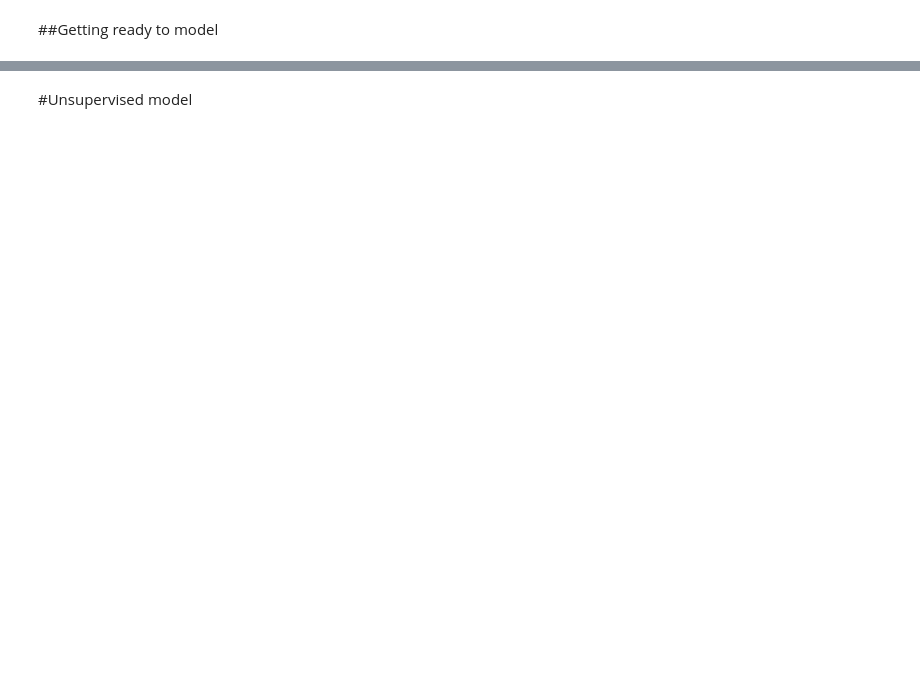
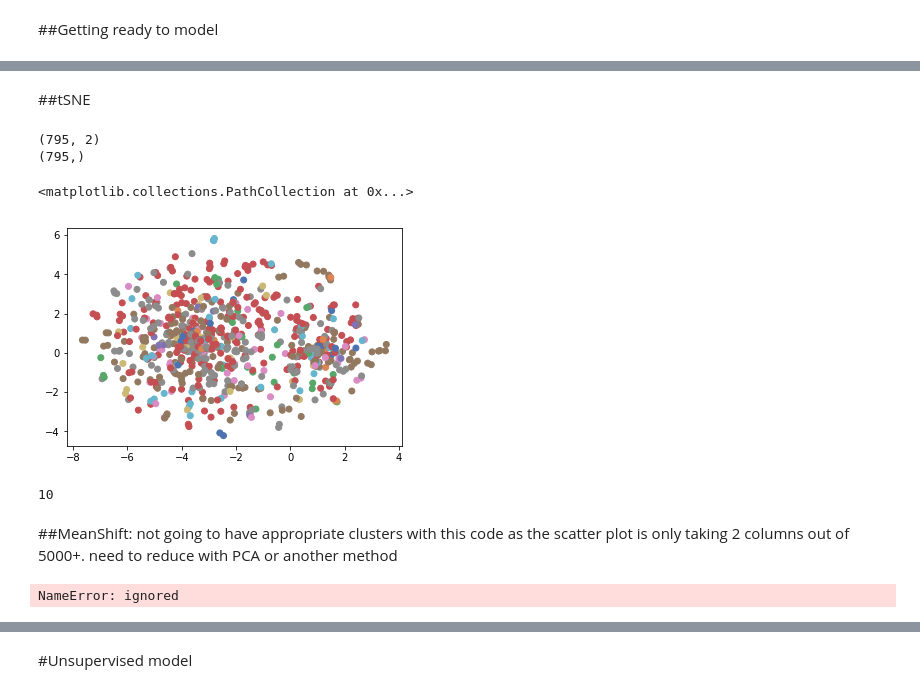
Before and after one commit to harr1582/Presidential-SOTU, a Jupyter notebook: Presidential_SOTUs.ipynb, the cells around one changed output, grey strips where cells are left out. Drawn from its saved outputs; the diff is of its cells as text; code cells hidden in the pictures; blank space fills up the shorter version.

```diff
--- a/Presidential_SOTUs.ipynb
+++ b/Presidential_SOTUs.ipynb
@@ -436,0 +606,2 @@ len(X_norm)
+# %% [markdown]
+##tSNE
@@ -436,0 +615,6 @@ len(X_norm)
+# %%
+print (X_embedded.shape)
+print (y_train.shape)
+# %% [output]
+(795, 2)
+(795,)
@@ -436,0 +634,46 @@ len(X_norm)
+# %%
+for_show_in_plot = preprocessing.LabelEncoder().fit_transform(y_train)
+# %%
+import seaborn as sns
+
+color_palette = sns.color_palette('deep',  len(pd.Series(for_show_in_plot).value_counts()))
+cluster_colors = [color_palette[x] if x>=0 else (0.5,0.5,0.5) for x in for_show_in_plot]
+plt.scatter(*X_embedded.T, c=cluster_colors)
+# %% [output]
+<matplotlib.collections.PathCollection at 0x...>
+[figure, added]
+# %%
+len(pd.Series(for_show_in_plot).value_counts())
+# %% [output]
+10
+# %% [markdown]
+##MeanShift: not going to have appropriate clusters with this code as the scatter plot is only taking 2 columns out of 5000+. need to reduce with PCA or another method
+# %%
+from sklearn.cluster import MeanShift, estimate_bandwidth
+
+# Here we set the bandwidth. This function automatically derives a bandwidth
+# number based on an inspection of the distances among points in the data.
+bandwidth = estimate_bandwidth(X_train, quantile=0.2, n_samples=500)
+
+# Declare and fit the model.
+ms = MeanShift(bandwidth=bandwidth, bin_seeding=True)
+ms.fit(X_train)
+
+# Extract cluster assignments for each data point.
+labels = ms.labels_
+
+# Coordinates of the cluster centers.
+cluster_centers = ms.cluster_centers_
+
+# Count our clusters.
+n_clusters_ = len(np.unique(labels))
+
+print("Number of estimated clusters: {}".format(n_clusters_))
+
+plt.scatter(X_train[:, 0], X_train[:, 1], c=labels)
+plt.show()
+
+print('Comparing the assigned categories to the ones in the data:')
+print(pd.crosstab(y_train, labels))
+# %% [output]
+NameError: ignored
```
Also changed, not shown: parts of 98 cells of this notebook.
